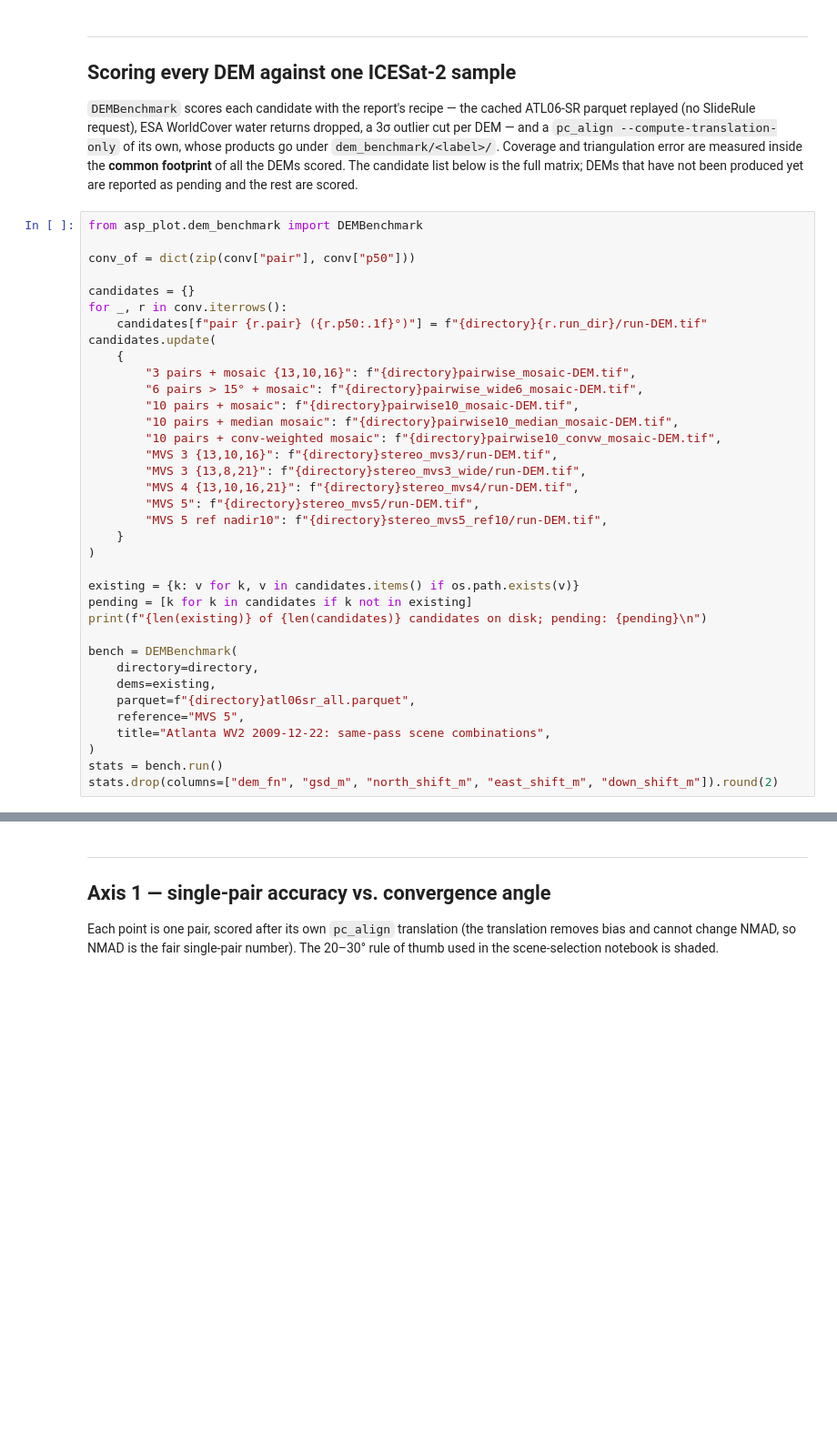
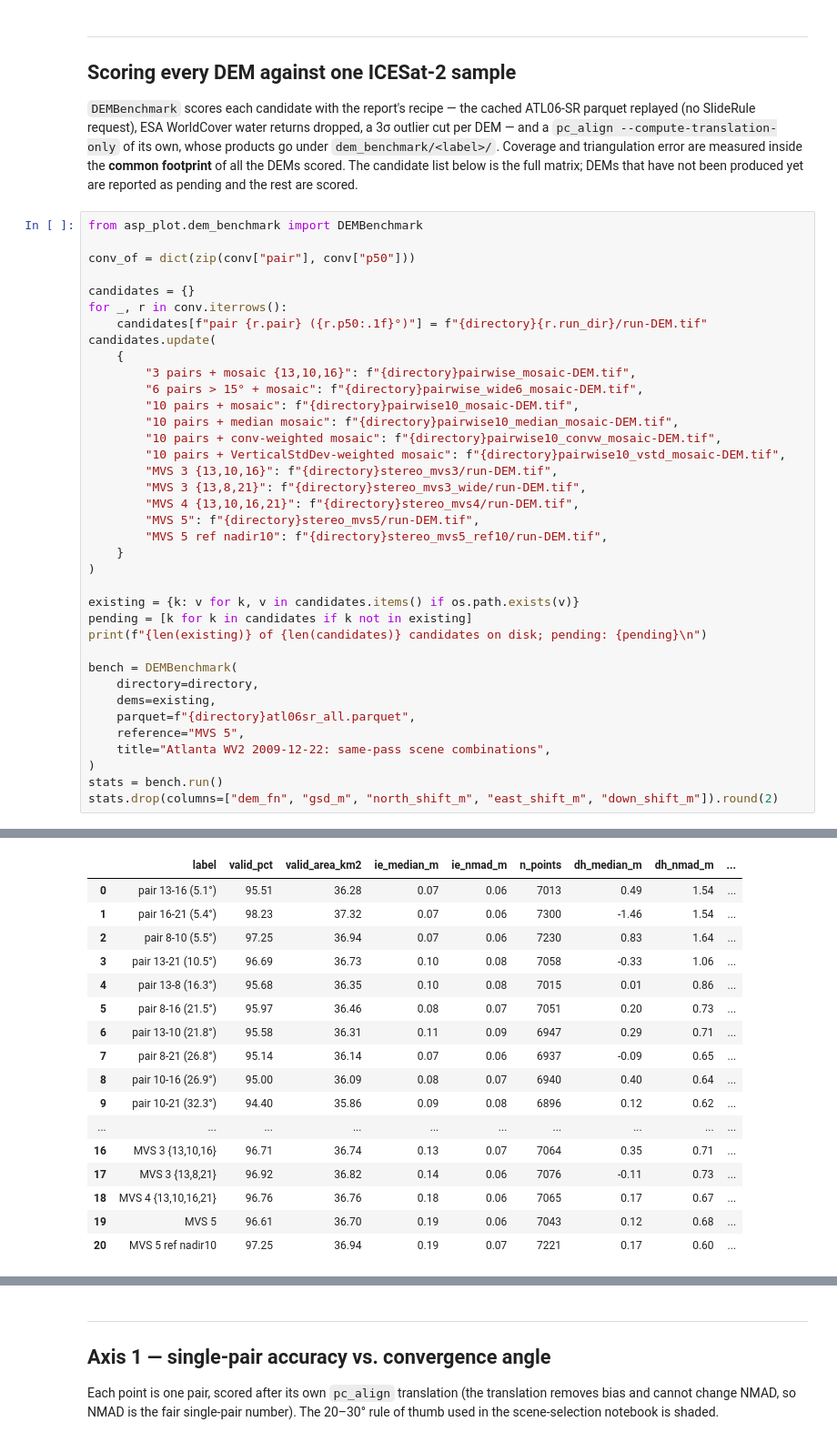
Before and after one commit to uw-cryo/asp_plot, a Jupyter notebook: notebooks/WorldView/worldview_spacenet_atlanta_benchmark.ipynb, the cells around one changed output, grey strips where cells are left out. Shown at 91% size. Drawn from its saved outputs; the diff is of its cells as text; blank space fills up the shorter version.

```diff
--- a/notebooks/WorldView/worldview_spacenet_atlanta_benchmark.ipynb
+++ b/notebooks/WorldView/worldview_spacenet_atlanta_benchmark.ipynb
@@ -167,6 +167,7 @@ candidates.update(
         "10 pairs + mosaic": f"{directory}pairwise10_mosaic-DEM.tif",
         "10 pairs + median mosaic": f"{directory}pairwise10_median_mosaic-DEM.tif",
         "10 pairs + conv-weighted mosaic": f"{directory}pairwise10_convw_mosaic-DEM.tif",
+        "10 pairs + VerticalStdDev-weighted mosaic": f"{directory}pairwise10_vstd_mosaic-DEM.tif",
         "MVS 3 {13,10,16}": f"{directory}stereo_mvs3/run-DEM.tif",
         "MVS 3 {13,8,21}": f"{directory}stereo_mvs3_wide/run-DEM.tif",
         "MVS 4 {13,10,16,21}": f"{directory}stereo_mvs4/run-DEM.tif",
@@ -209,3 +210,20 @@ Writing out: /Users/ben/Desktop/asp-plot-examples/atlanta_mvs/dem_benchmark/pair
+|  | label | valid_pct | valid_area_km2 | ie_median_m | ie_nmad_m | n_points | dh_median_m | dh_nmad_m | ... |
+| 0 | pair 13-16 (5.1°) | 95.51 | 36.28 | 0.07 | 0.06 | 7013 | 0.49 | 1.54 | ... |
+| 1 | pair 16-21 (5.4°) | 98.23 | 37.32 | 0.07 | 0.06 | 7300 | -1.46 | 1.54 | ... |
+| 2 | pair 8-10 (5.5°) | 97.25 | 36.94 | 0.07 | 0.06 | 7230 | 0.83 | 1.64 | ... |
+| 3 | pair 13-21 (10.5°) | 96.69 | 36.73 | 0.10 | 0.08 | 7058 | -0.33 | 1.06 | ... |
+| 4 | pair 13-8 (16.3°) | 95.68 | 36.35 | 0.10 | 0.08 | 7015 | 0.01 | 0.86 | ... |
+| 5 | pair 8-16 (21.5°) | 95.97 | 36.46 | 0.08 | 0.07 | 7051 | 0.20 | 0.73 | ... |
+| 6 | pair 13-10 (21.8°) | 95.58 | 36.31 | 0.11 | 0.09 | 6947 | 0.29 | 0.71 | ... |
+| 7 | pair 8-21 (26.8°) | 95.14 | 36.14 | 0.07 | 0.06 | 6937 | -0.09 | 0.65 | ... |
+| 8 | pair 10-16 (26.9°) | 95.00 | 36.09 | 0.08 | 0.07 | 6940 | 0.40 | 0.64 | ... |
+| 9 | pair 10-21 (32.3°) | 94.40 | 35.86 | 0.09 | 0.08 | 6896 | 0.12 | 0.62 | ... |
+| ... | ... | ... | ... | ... | ... | ... | ... | ... | ... |
+| 16 | MVS 3 {13,10,16} | 96.71 | 36.74 | 0.13 | 0.07 | 7064 | 0.35 | 0.71 | ... |
+| 17 | MVS 3 {13,8,21} | 96.92 | 36.82 | 0.14 | 0.06 | 7076 | -0.11 | 0.73 | ... |
+| 18 | MVS 4 {13,10,16,21} | 96.76 | 36.76 | 0.18 | 0.06 | 7065 | 0.17 | 0.67 | ... |
+| 19 | MVS 5 | 96.61 | 36.70 | 0.19 | 0.06 | 7043 | 0.12 | 0.68 | ... |
+| 20 | MVS 5 ref nadir10 | 97.25 | 36.94 | 0.19 | 0.07 | 7221 | 0.17 | 0.60 | ... |
 # %%
 _ = bench.summary_plot()
 _ = bench.histogram_plot()
```
Also changed, not shown: parts of 6 cells of this notebook, 1 other file.
